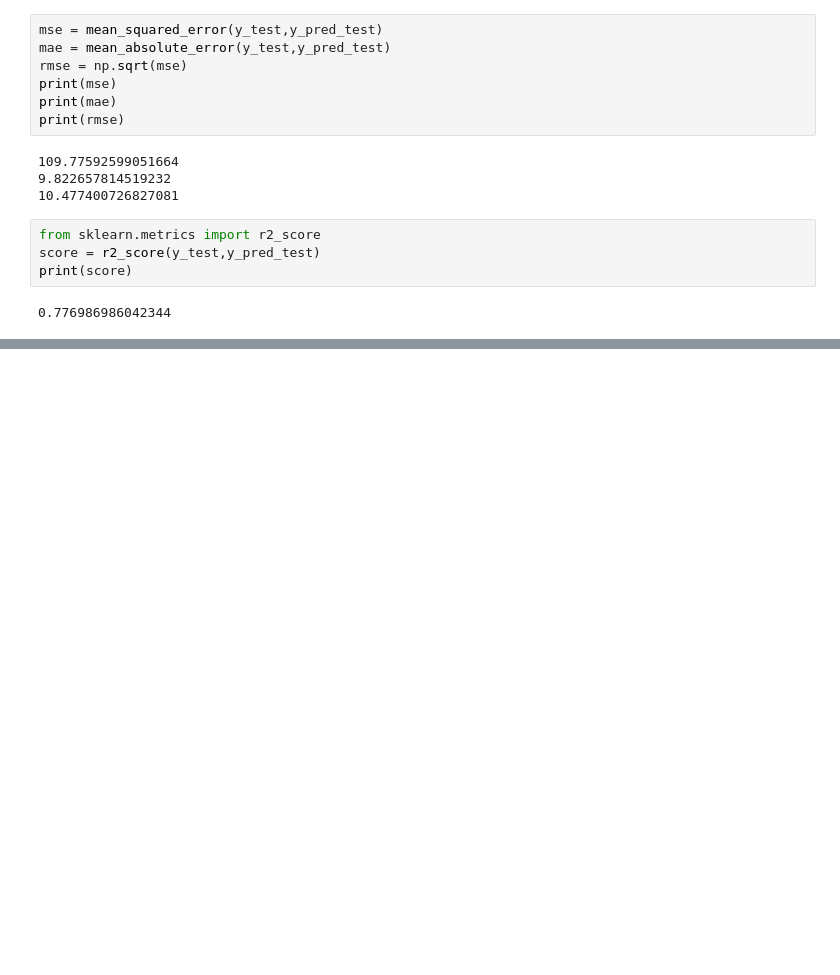
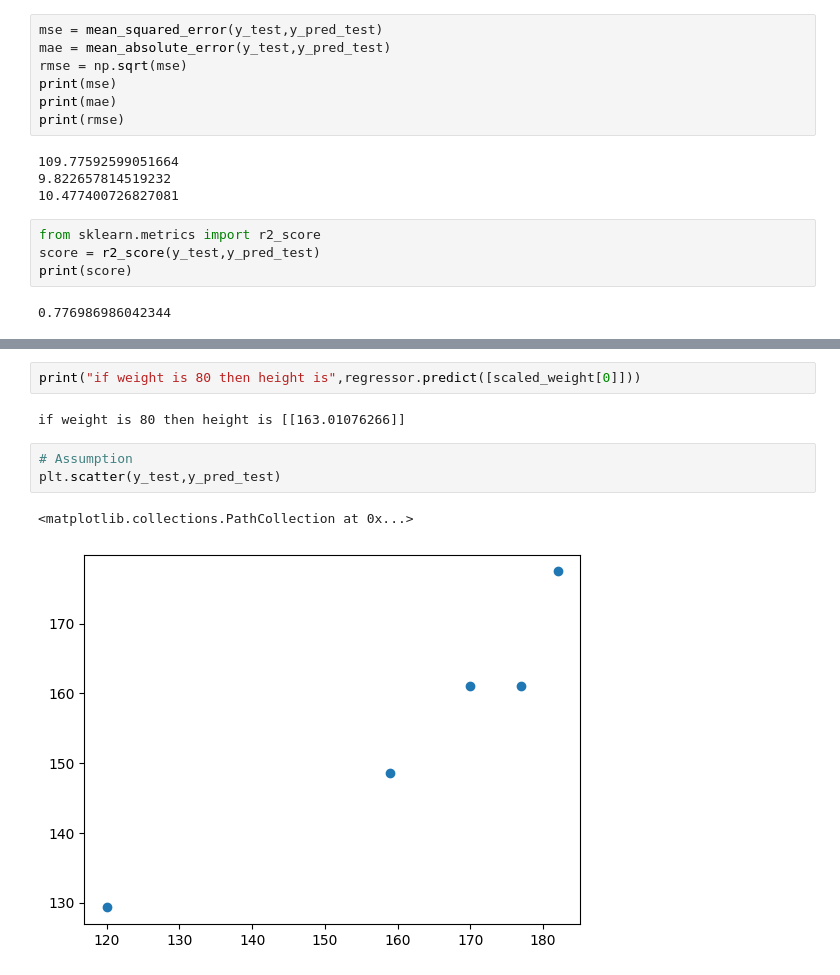
Before and after one commit to buildwithadi/DS-ML-DL-NLP-Bootcamp, a Jupyter notebook: Machine Learning/3-End-to-End-ML-Project/model.ipynb, the cells around one changed output, grey strips where cells are left out. Cells and saved outputs as stored; diff of their text form; blank space fills up the shorter version.

```diff
--- a/Machine Learning/3-End-to-End-ML-Project/model.ipynb
+++ b/Machine Learning/3-End-to-End-ML-Project/model.ipynb
@@ -106,0 +114,10 @@ print(score)
+# %%
+print("if weight is 80 then height is",regressor.predict([scaled_weight[0]]))
+# %% [output]
+if weight is 80 then height is [[163.01076266]]
+# %%
+# Assumption
+plt.scatter(y_test,y_pred_test)
+# %% [output]
+<matplotlib.collections.PathCollection at 0x...>
+[figure, added]
```
Also changed, not shown: parts of 3 cells of this notebook, 6 other files.
